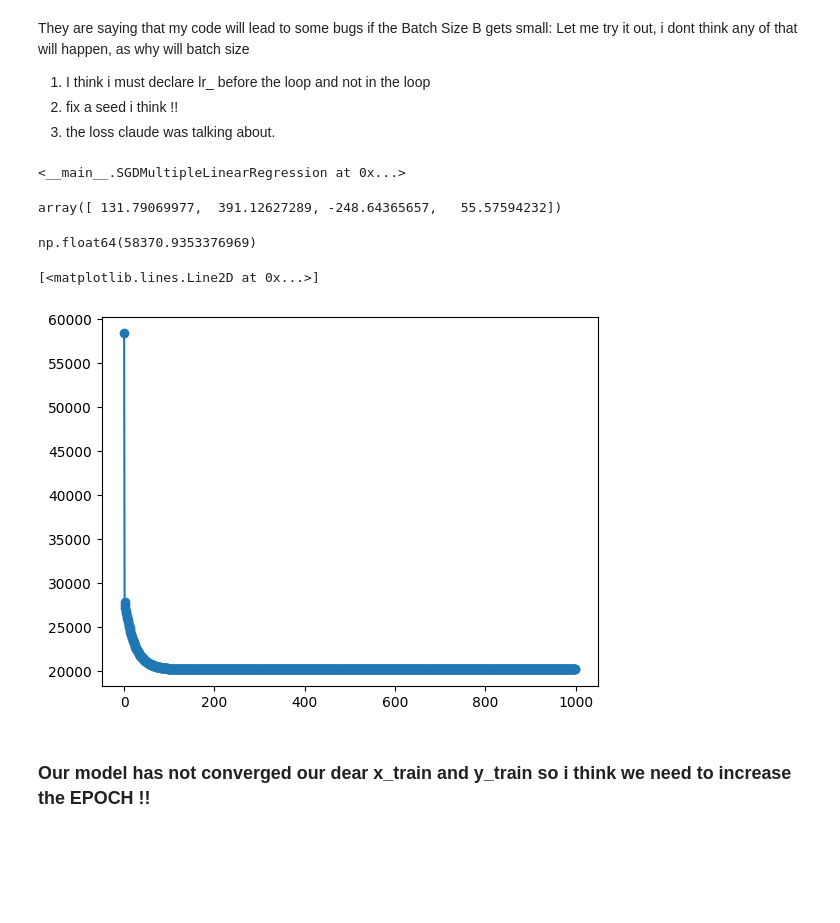
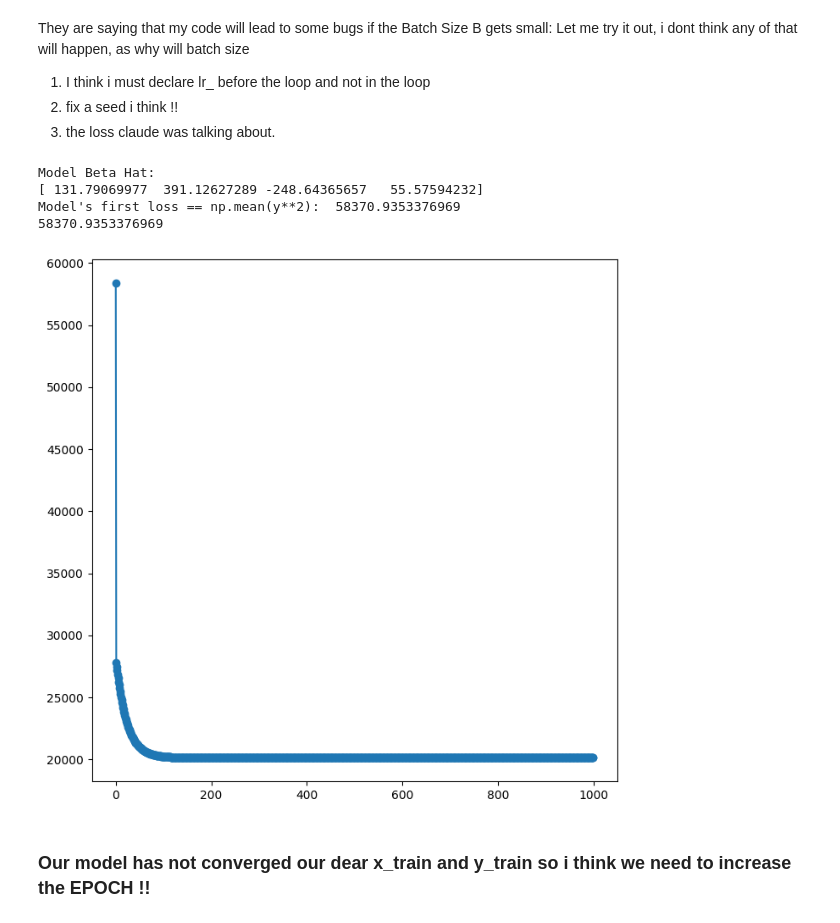
Before and after one commit to sxrthk17/ml-journey, a Jupyter notebook: linear-regression/notebooks/05_SGD.ipynb, the cells around one changed output. Saved outputs shown, nothing was run; the diff lists cells and outputs as text; code cells hidden in the pictures; blank space fills up the shorter version.

```diff
--- a/linear-regression/notebooks/05_SGD.ipynb
+++ b/linear-regression/notebooks/05_SGD.ipynb
@@ -454,14 +398,21 @@ class SGDMultipleLinearRegression():
 # %%
 model = SGDMultipleLinearRegression()
 
 model.fit_sgd(X_train, y_train)
+
+print("Model Beta Hat: ")
+print(model.beta_hat)
+
+print("Model's first loss == np.mean(y**2): ",np.mean(y_train**2))
+print(model.loss_history_[0])
+
+
+plt.figure(figsize=(8,8))
+plt.plot(model.loss_history_, marker='o')
+plt.show()
 # %% [output]
-<__main__.SGDMultipleLinearRegression at 0x...>
+Model Beta Hat:
+[ 131.79069977  391.12627289 -248.64365657   55.57594232]
+Model's first loss == np.mean(y**2):  58370.9353376969
+58370.9353376969
+[figure, added]
-# %%
-model.beta_hat
-# %% [output]
-array([ 131.79069977,  391.12627289, -248.64365657,   55.57594232])
-# %%
-np.mean(y_train**2) ## this is the first loss !! corect !
-# %% [output]
-np.float64(58370.9353376969)
@@ -470,8 +419,3 @@ model.loss_history_
-# %%
-plt.plot(model.loss_history_, marker='o')
-# %% [output]
-[<matplotlib.lines.Line2D at 0x...>]
-[figure, removed]
 # %% [markdown]
 ### Our model has not converged our dear x_train and y_train so i think we need to increase the EPOCH !!
 # %%
```
Also changed, not shown: parts of 42 cells of this notebook, 1 other file.
